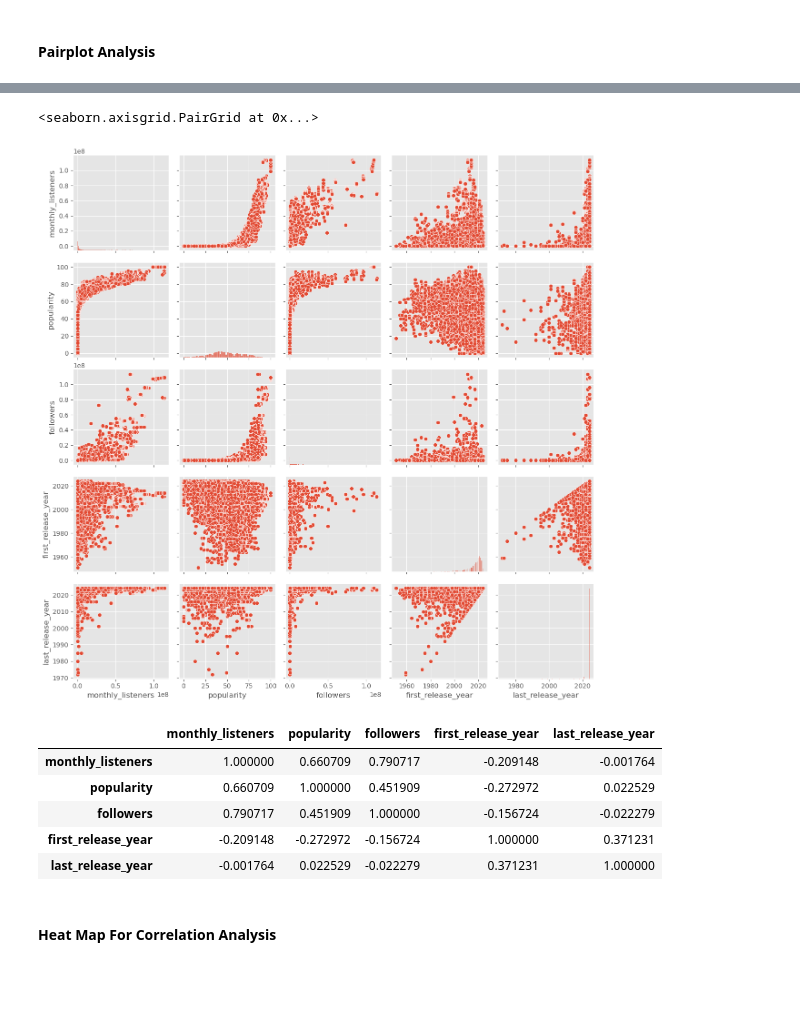
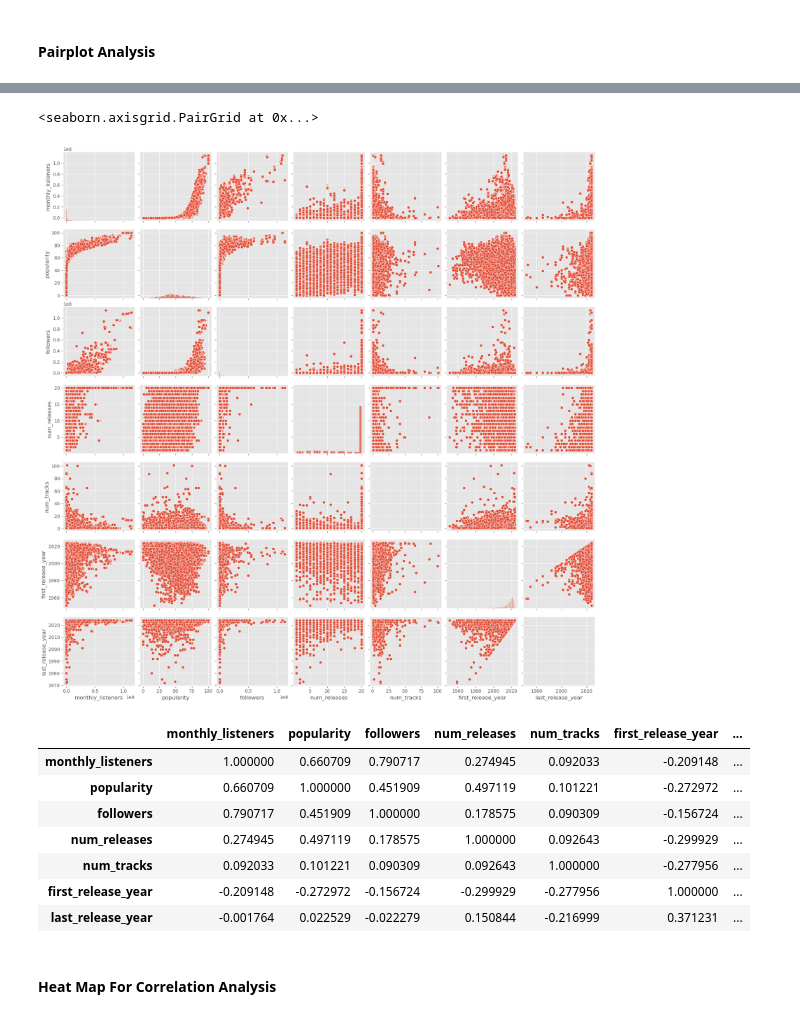
Before and after one commit to JingChengGu/spotify_monthly_listener_predictor, a Jupyter notebook: data_eda.ipynb, the cells around one changed output, grey strips where cells are left out. Saved outputs shown, nothing was run; the diff lists cells and outputs as text; code cells hidden in the pictures; blank space fills up the shorter version.

```diff
--- a/data_eda.ipynb
+++ b/data_eda.ipynb
@@ -86,7 +86,7 @@ spotify_artist_info = spotify_artist_info[['dates',
                                            #'ids',
                                            'names', 'monthly_listeners', 'popularity', 'followers','genres',
                                            'first_release', 'last_release'
-                                           #, 'num_releases', 'num_tracks'
+                                           , 'num_releases', 'num_tracks'
                                            , 'playlists_found']].copy()
                                            #, 'feat_track_ids'
 # %%
@@ -354,22 +359,24 @@ spotify_artist_info.head()
 | 3 | 2024-04-01 | d'verti | 46999.0 | 29 | 42 | NaN | 2022 | ... |
 | 4 | 2024-04-01 | luke bryan | 10460890.0 | 76 | 8487512 | contemporary country, country, co... | 2007 | ... |
 # %%
-sns.pairplot(spotify_artist_info, vars = ['monthly_listeners', 'popularity', 'followers',
+sns.pairplot(spotify_artist_info, vars = ['monthly_listeners', 'popularity', 'followers', 'num_releases', 'num_tracks',
                                           'first_release_year', 'last_release_year'])
 # %% [output]
 <seaborn.axisgrid.PairGrid at 0x...>
-[figure, old version]
+[figure, new version]
 # %%
-df_corr = spotify_artist_info[['monthly_listeners', 'popularity', 'followers',
+df_corr = spotify_artist_info[['monthly_listeners', 'popularity', 'followers', 'num_releases', 'num_tracks',
                                           'first_release_year', 'last_release_year']].dropna().corr()
 df_corr
 # %% [output]
-|  | monthly_listeners | popularity | followers | first_release_year | last_release_year |
-| monthly_listeners | 1.000000 | 0.660709 | 0.790717 | -0.209148 | -0.001764 |
-| popularity | 0.660709 | 1.000000 | 0.451909 | -0.272972 | 0.022529 |
-| followers | 0.790717 | 0.451909 | 1.000000 | -0.156724 | -0.022279 |
-| first_release_year | -0.209148 | -0.272972 | -0.156724 | 1.000000 | 0.371231 |
-| last_release_year | -0.001764 | 0.022529 | -0.022279 | 0.371231 | 1.000000 |
+|  | monthly_listeners | popularity | followers | num_releases | num_tracks | first_release_year | ... |
+| monthly_listeners | 1.000000 | 0.660709 | 0.790717 | 0.274945 | 0.092033 | -0.209148 | ... |
+| popularity | 0.660709 | 1.000000 | 0.451909 | 0.497119 | 0.101221 | -0.272972 | ... |
+| followers | 0.790717 | 0.451909 | 1.000000 | 0.178575 | 0.090309 | -0.156724 | ... |
+| num_releases | 0.274945 | 0.497119 | 0.178575 | 1.000000 | 0.092643 | -0.299929 | ... |
+| num_tracks | 0.092033 | 0.101221 | 0.090309 | 0.092643 | 1.000000 | -0.277956 | ... |
+| first_release_year | -0.209148 | -0.272972 | -0.156724 | -0.299929 | -0.277956 | 1.000000 | ... |
+| last_release_year | -0.001764 | 0.022529 | -0.022279 | 0.150844 | -0.216999 | 0.371231 | ... |
 # %% [markdown]
 #### Heat Map For Correlation Analysis
 # %%
```
Also changed, not shown: parts of 9 cells of this notebook, 2 other files.
